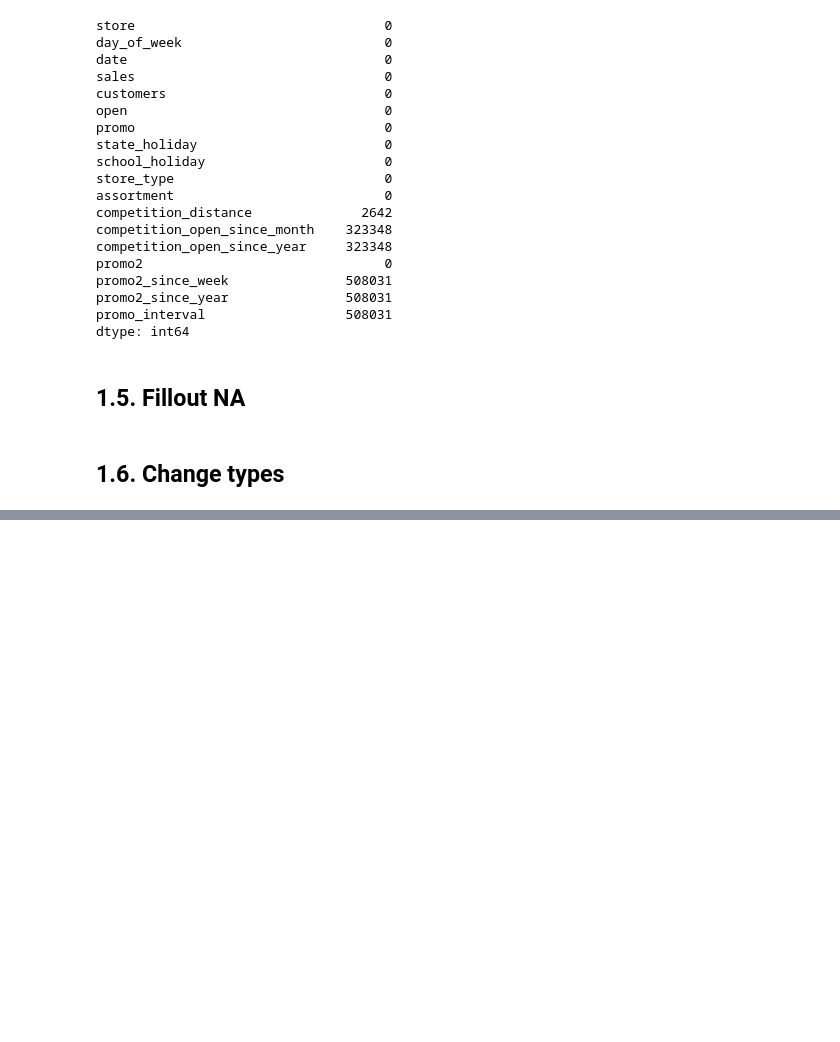
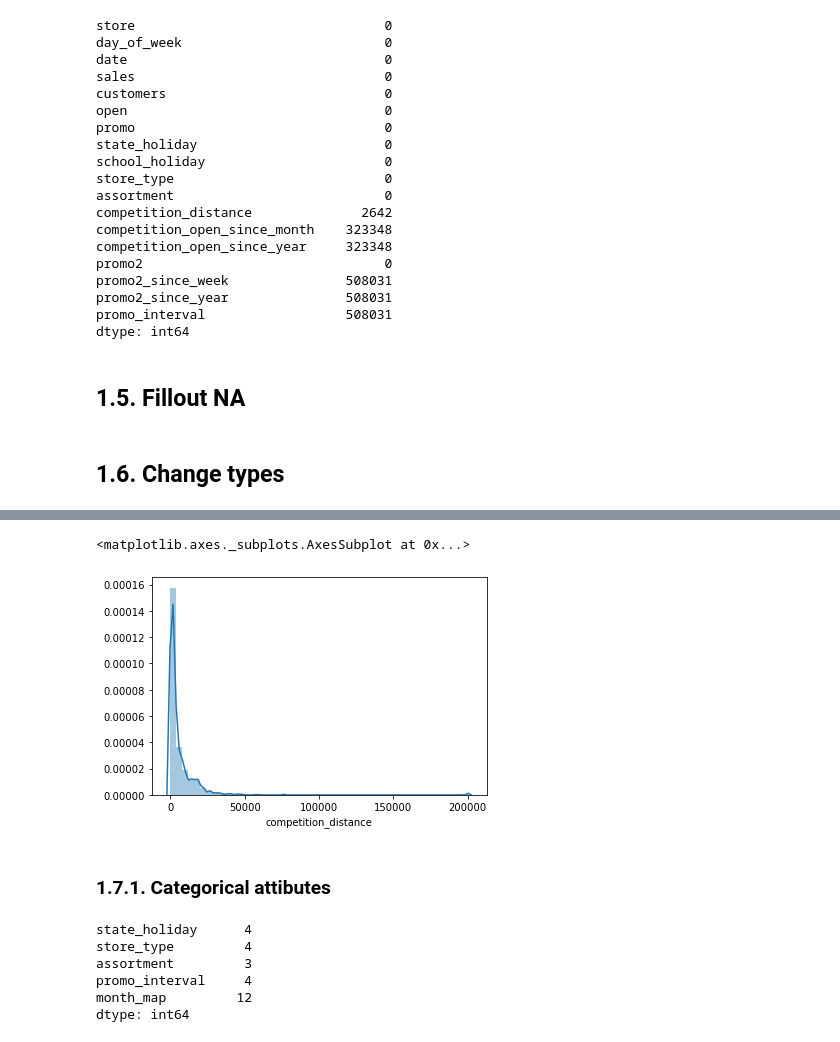
Before and after one commit to pblcarvalho/house, a Jupyter notebook: my_project_test.ipynb, the cells around one changed output, grey strips where cells are left out. Cells and saved outputs as stored; diff of their text form; code cells hidden in the pictures; blank space fills up the shorter version.

```diff
--- a/my_project_test.ipynb
+++ b/my_project_test.ipynb
@@ -129,0 +181,18 @@ df1['promo2_since_year'] = df1['promo2_since_year'].astype(int)
+# %%
+# Como temos uma skew positiva, em sales teremos um deslocamento do gráfico para a esquerda. A kurtosis é positiva e possui
+# um valor muito grande, logo teremos um pico muito grande tambem. ('curva de poison')
+sns.distplot(df1['competition_distance'])
+# %% [output]
+<matplotlib.axes._subplots.AxesSubplot at 0x...>
+[figure, added]
+# %% [markdown]
+### 1.7.1. Categorical attibutes
+# %%
+cat_attributes.apply(lambda x: x.unique().shape[0])
+# %% [output]
+state_holiday      4
+store_type         4
+assortment         3
+promo_interval     4
+month_map         12
+dtype: int64
```
Also changed, not shown: parts of 11 cells of this notebook.
